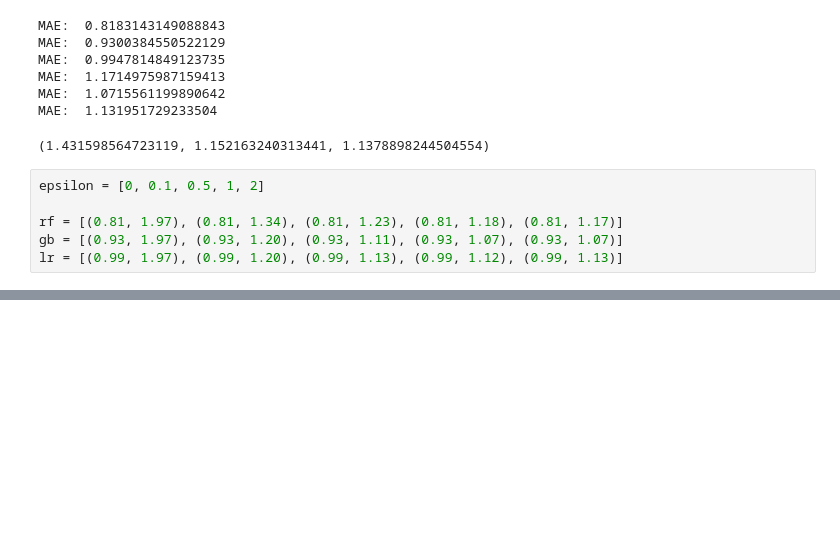
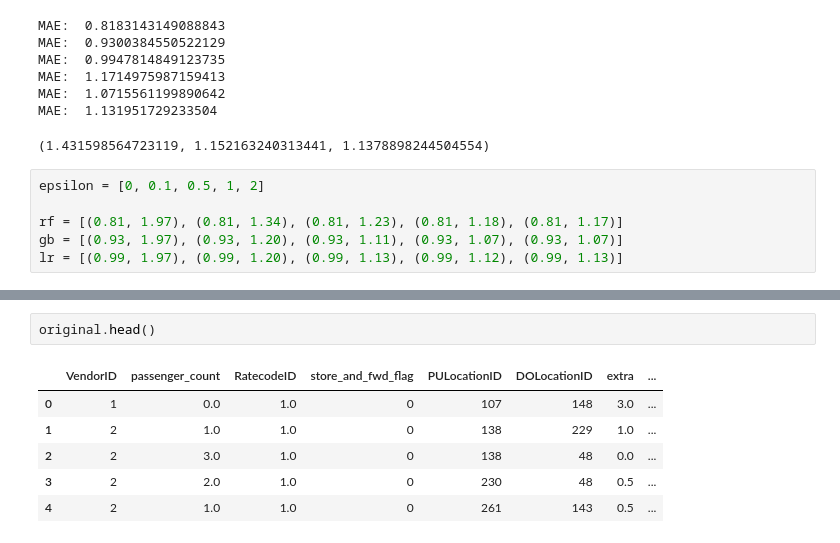
Before and after one commit to ShubhamKaushal15/dsihackathon-data-privacy, a Jupyter notebook: prepping_data.ipynb, the cells around one changed output, grey strips where cells are left out. Cells and saved outputs as stored; diff of their text form; blank space fills up the shorter version.

```diff
--- a/prepping_data.ipynb
+++ b/prepping_data.ipynb
@@ -174,0 +190,9 @@ lr = [(0.99, 1.97), (0.99, 1.20), (0.99, 1.13), (0.99, 1.12), (0.99, 1.13)]
+# %%
+original.head()
+# %% [output]
+|  | VendorID | passenger_count | RatecodeID | store_and_fwd_flag | PULocationID | DOLocationID | extra | ... |
+| 0 | 1 | 0.0 | 1.0 | 0 | 107 | 148 | 3.0 | ... |
+| 1 | 2 | 1.0 | 1.0 | 0 | 138 | 229 | 1.0 | ... |
+| 2 | 2 | 3.0 | 1.0 | 0 | 138 | 48 | 0.0 | ... |
+| 3 | 2 | 2.0 | 1.0 | 0 | 230 | 48 | 0.5 | ... |
+| 4 | 2 | 1.0 | 1.0 | 0 | 261 | 143 | 0.5 | ... |
```
Also changed, not shown: parts of 7 cells of this notebook, 6 other files.
